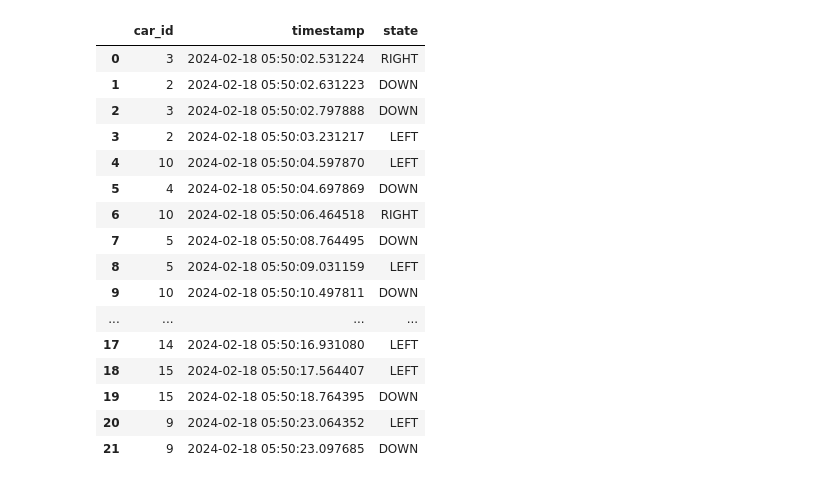
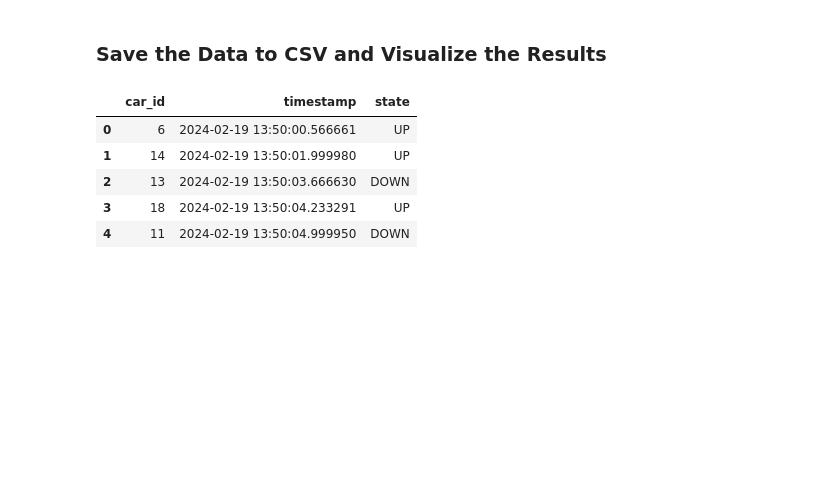
Before and after one commit to SeeknnDestroy/car-tracking-counting, a Jupyter notebook: car_tracking.ipynb, the cells around one changed output. Cells and saved outputs as stored; diff of their text form; code cells hidden in the pictures; blank space fills up the shorter version.

```diff
--- a/car_tracking.ipynb
+++ b/car_tracking.ipynb
@@ -9,11 +25,11 @@ from typing import List, Dict
 # %%
 # Define the horizontal and perpendicular line positions
 line_position_horizontal = 800
-line_position_perpendicular = 1020
+line_position_perpendicular = 1200
 frame_width = 1920
 frame_height = 1080
 
 START_POINT_HORIZONTAL = (0, line_position_horizontal)
 END_POINT_HORIZONTAL = (frame_width, line_position_horizontal)
-START_POINT_PERPENDICULAR = (line_position_perpendicular, 440)
-END_POINT_PERPENDICULAR = (1110, frame_height)
+START_POINT_PERPENDICULAR = (line_position_perpendicular, 0)
+END_POINT_PERPENDICULAR = (line_position_perpendicular, frame_height)
@@ -38,5 +58,5 @@ def update_car_count_and_record_state(track_id: int, direction: str, car_counts:
 # %%
-def inference(model: YOLO, video_path: str, export_path: str, device: str = 'cpu', imgsz=(640,640)) -> List[Dict]:
+def inference(model: YOLO, video_path: str, export_path: str, device: str = 'cpu', imgsz=(640,640), save: bool = True) -> List[Dict]:
     """
     Run inference on the video and export the annotated video. Returns the state changes.
     """
@@ -67,7 +87,7 @@ def inference(model: YOLO, video_path: str, export_path: str, device: str = 'cpu
         cv2.line(frame, START_POINT_PERPENDICULAR, END_POINT_PERPENDICULAR, (255, 0, 0), 2)
 
         # Run YOLOv8 tracking on the frame
-        results = model.track(frame, classes=[2, 7], persist=True, device=device, imgsz=imgsz)   # Focusing on cars (class 2) and trucks (class 7)
+        results = model.track(frame, classes=[2, 7], persist=True, device=device, imgsz=imgsz, conf=0.1, iou=0.5, tracker="bytetrack.yaml")   # Focusing on cars (class 2) and trucks (class 7)
 
         # Get the boxes and track IDs
         boxes = results[0].boxes.xywh.cpu()
@@ -104,18 +124,17 @@ def inference(model: YOLO, video_path: str, export_path: str, device: str = 'cpu
                 cv2.rectangle(frame, (int(x - w / 2), int(y - h / 2)), (int(x + w / 2), int(y + h / 2)), bbox_color, 2)
                 cv2.putText(frame, f"ID: {track_id}", (int(x - w / 2), int(y - h / 2) - 10), cv2.FONT_HERSHEY_SIMPLEX, 0.5, bbox_color, 2)
 
-        # Display counts
+        # Display counts and time on the video
         cv2.putText(frame, f"Up: {car_counts['UP']} Down: {car_counts['DOWN']}", (10, 30), cv2.FONT_HERSHEY_SIMPLEX, 1, (255, 255, 255), 2)
         cv2.putText(frame, f"Left: {car_counts['LEFT']} Right: {car_counts['RIGHT']}", (10, 60), cv2.FONT_HERSHEY_SIMPLEX, 1, (255, 255, 255), 2)
+        cv2.putText(frame, current_time.strftime("%Y-%m-%d %H:%M:%S.%f")[:-3], (10, frame_height - 10), cv2.FONT_HERSHEY_SIMPLEX, 1, (255, 255, 255), 2)
 
         # Increment the simulated time
         current_time += time_per_frame
 
-        # Display the simulated clock on the video
-        cv2.putText(frame, current_time.strftime("%Y-%m-%d %H:%M:%S.%f")[:-3], (10, frame_height - 10), cv2.FONT_HERSHEY_SIMPLEX, 1, (255, 255, 255), 2)
-
         # Write the frame with annotations to the output video
-        out.write(frame)
+        if save:
+            out.write(frame)
 
     # Release the video capture and writer
     cap.release()
@@ -125,6 +146,7 @@ def inference(model: YOLO, video_path: str, export_path: str, device: str = 'cpu
 # %%
-from ultralytics import YOLO
+video_path = 'video2.MOV'
+export_path = 'real.mp4'
 
-video_path = 'video2.MOV'
-model = YOLO('yolov8n.pt', verbose=True)
-state_changes = inference(model, video_path, "real.mp4", device='cuda:0', imgsz=(640,640))
+# Run inference algorithm and get the car data to analyze later
+model = YOLO('yolov8m.pt')
+state_changes = inference(model, video_path=video_path, export_path=export_path, device='cuda:0', imgsz=(384,640))
@@ -243,0 +208,2 @@ PyTorch Inference Time: 183.4664969444275 seconds
+# %% [markdown]
+### Save the Data to CSV and Visualize the Results
@@ -244,21 +218,10 @@ PyTorch Inference Time: 183.4664969444275 seconds
 # %%
-df
+df[:5]
 # %% [output]
 |  | car_id | timestamp | state |
-| 0 | 3 | 2024-02-18 05:50:02.531224 | RIGHT |
-| 1 | 2 | 2024-02-18 05:50:02.631223 | DOWN |
-| 2 | 3 | 2024-02-18 05:50:02.797888 | DOWN |
-| 3 | 2 | 2024-02-18 05:50:03.231217 | LEFT |
-| 4 | 10 | 2024-02-18 05:50:04.597870 | LEFT |
-| 5 | 4 | 2024-02-18 05:50:04.697869 | DOWN |
-| 6 | 10 | 2024-02-18 05:50:06.464518 | RIGHT |
-| 7 | 5 | 2024-02-18 05:50:08.764495 | DOWN |
-| 8 | 5 | 2024-02-18 05:50:09.031159 | LEFT |
-| 9 | 10 | 2024-02-18 05:50:10.497811 | DOWN |
-| ... | ... | ... | ... |
-| 17 | 14 | 2024-02-18 05:50:16.931080 | LEFT |
-| 18 | 15 | 2024-02-18 05:50:17.564407 | LEFT |
-| 19 | 15 | 2024-02-18 05:50:18.764395 | DOWN |
-| 20 | 9 | 2024-02-18 05:50:23.064352 | LEFT |
-| 21 | 9 | 2024-02-18 05:50:23.097685 | DOWN |
+| 0 | 6 | 2024-02-19 13:50:00.566661 | UP |
+| 1 | 14 | 2024-02-19 13:50:01.999980 | UP |
+| 2 | 13 | 2024-02-19 13:50:03.666630 | DOWN |
+| 3 | 18 | 2024-02-19 13:50:04.233291 | UP |
+| 4 | 11 | 2024-02-19 13:50:04.999950 | DOWN |
 # %%
```
Also changed, not shown: parts of 23 cells of this notebook.
